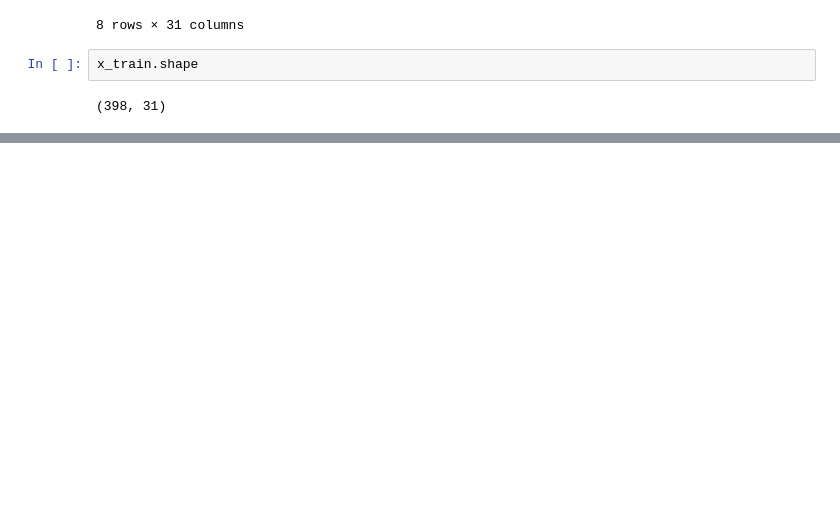
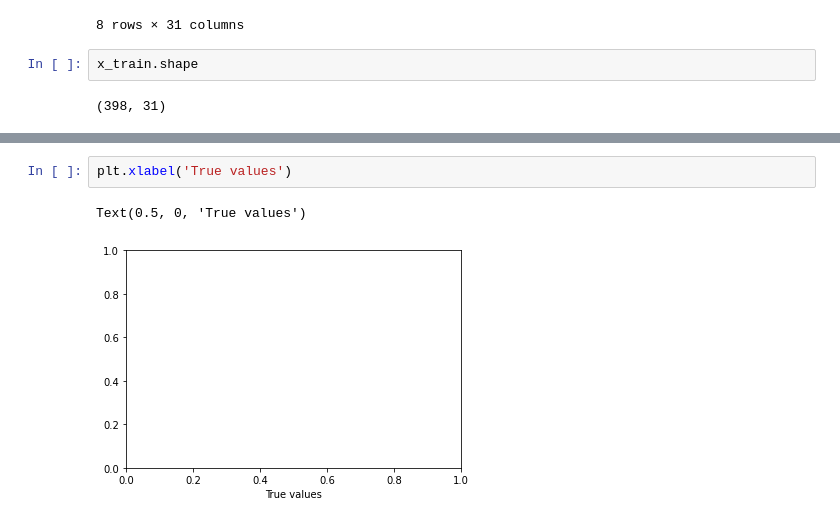
Before and after one commit to CharleneLimKH/python-mini-exercises, a Jupyter notebook: train_test_data.ipynb, the cells around one changed output, grey strips where cells are left out. Cells and saved outputs as stored; diff of their text form; blank space fills up the shorter version.

```diff
--- a/train_test_data.ipynb
+++ b/train_test_data.ipynb
@@ -44,0 +54,5 @@ x_train.shape
+# %%
+plt.xlabel('True values')
+# %% [output]
+Text(0.5, 0, 'True values')
+[figure, added]
```
Also changed, not shown: parts of 3 cells of this notebook.
